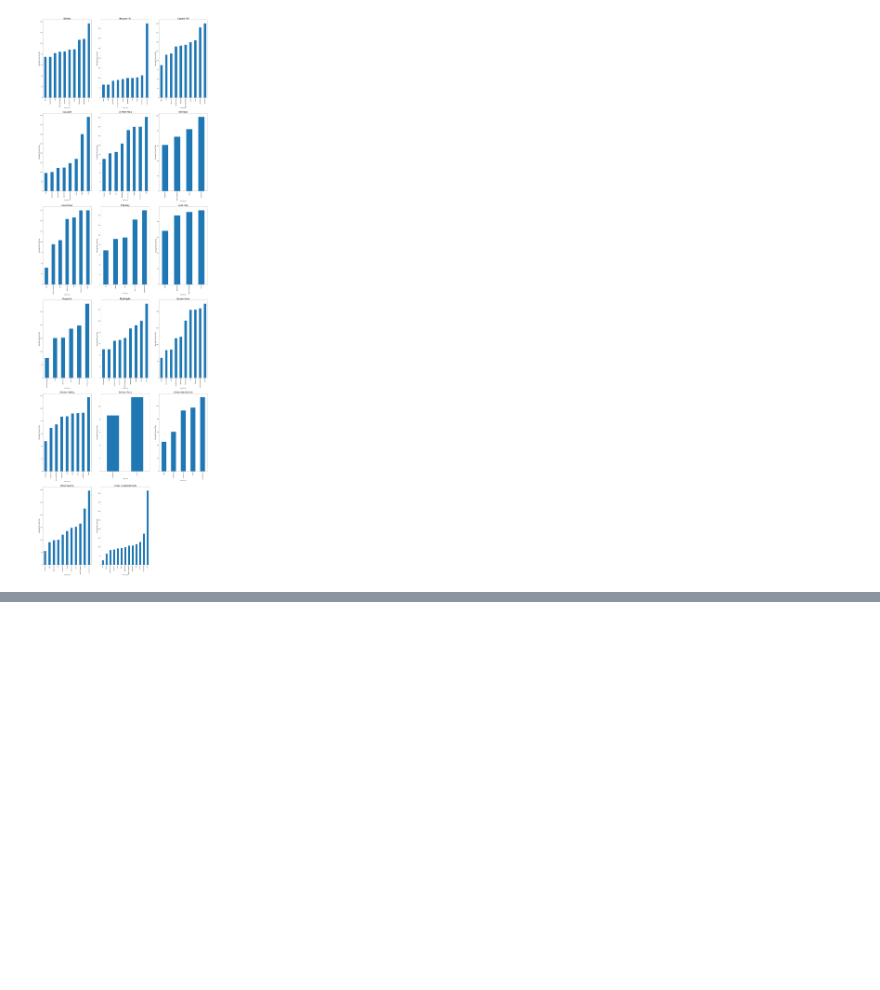
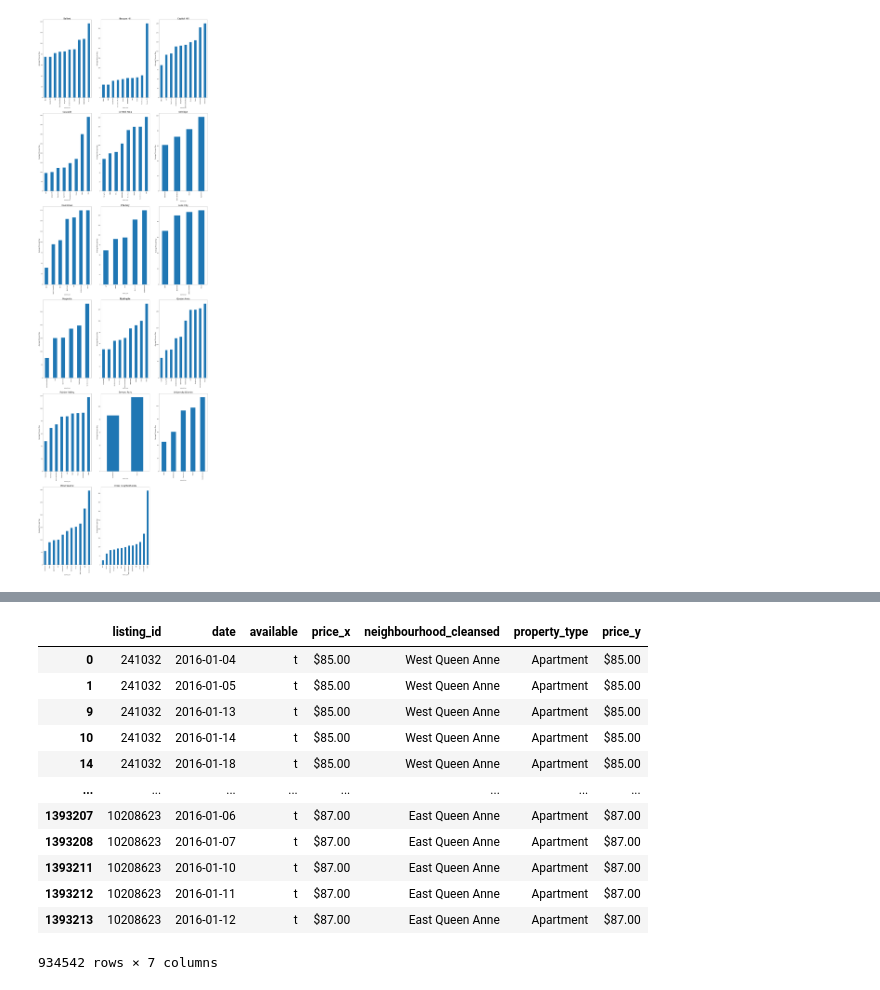
Before and after one commit to BadaBoomi/data_science_training_projects, a Jupyter notebook: blog_project/evaluate.ipynb, the cells around one changed output, grey strips where cells are left out. Drawn from its saved outputs; the diff is of its cells as text; code cells hidden in the pictures; blank space fills up the shorter version.

```diff
--- a/blog_project/evaluate.ipynb
+++ b/blog_project/evaluate.ipynb
@@ -227,0 +267,23 @@ ax[5,2].set_axis_off()
+# %%
+# the price for our estimation will be the one from the calendar (price_x).
+# If it is not available - use the standard price (price_y)
+
+take_standard_price_for_nan = lambda row: row['price_y'] if pd.isna(row['price_x'] else row['price_x']
+
+merged_forecast_df.apply(take_standard_price_for_nan, axis=1)
+
+merged_forecast_df
+# %% [output]
+|  | listing_id | date | available | price_x | neighbourhood_cleansed | property_type | price_y |
+| 0 | 241032 | 2016-01-04 | t | $85.00 | West Queen Anne | Apartment | $85.00 |
+| 1 | 241032 | 2016-01-05 | t | $85.00 | West Queen Anne | Apartment | $85.00 |
+| 9 | 241032 | 2016-01-13 | t | $85.00 | West Queen Anne | Apartment | $85.00 |
+| 10 | 241032 | 2016-01-14 | t | $85.00 | West Queen Anne | Apartment | $85.00 |
+| 14 | 241032 | 2016-01-18 | t | $85.00 | West Queen Anne | Apartment | $85.00 |
+| ... | ... | ... | ... | ... | ... | ... | ... |
+| 1393207 | 10208623 | 2016-01-06 | t | $87.00 | East Queen Anne | Apartment | $87.00 |
+| 1393208 | 10208623 | 2016-01-07 | t | $87.00 | East Queen Anne | Apartment | $87.00 |
+| 1393211 | 10208623 | 2016-01-10 | t | $87.00 | East Queen Anne | Apartment | $87.00 |
+| 1393212 | 10208623 | 2016-01-11 | t | $87.00 | East Queen Anne | Apartment | $87.00 |
+| 1393213 | 10208623 | 2016-01-12 | t | $87.00 | East Queen Anne | Apartment | $87.00 |
+934542 rows × 7 columns
```
Also changed, not shown: parts of 3 cells of this notebook.
